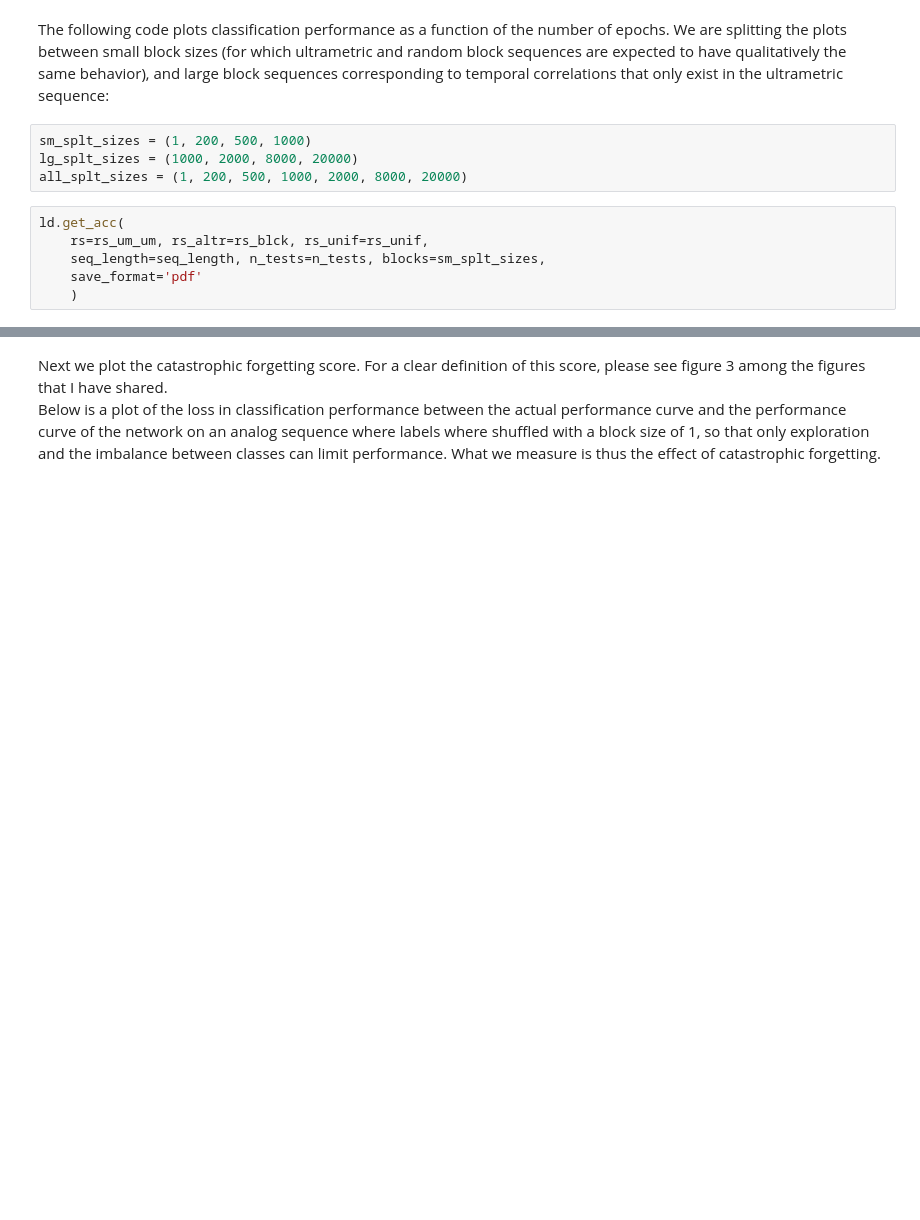
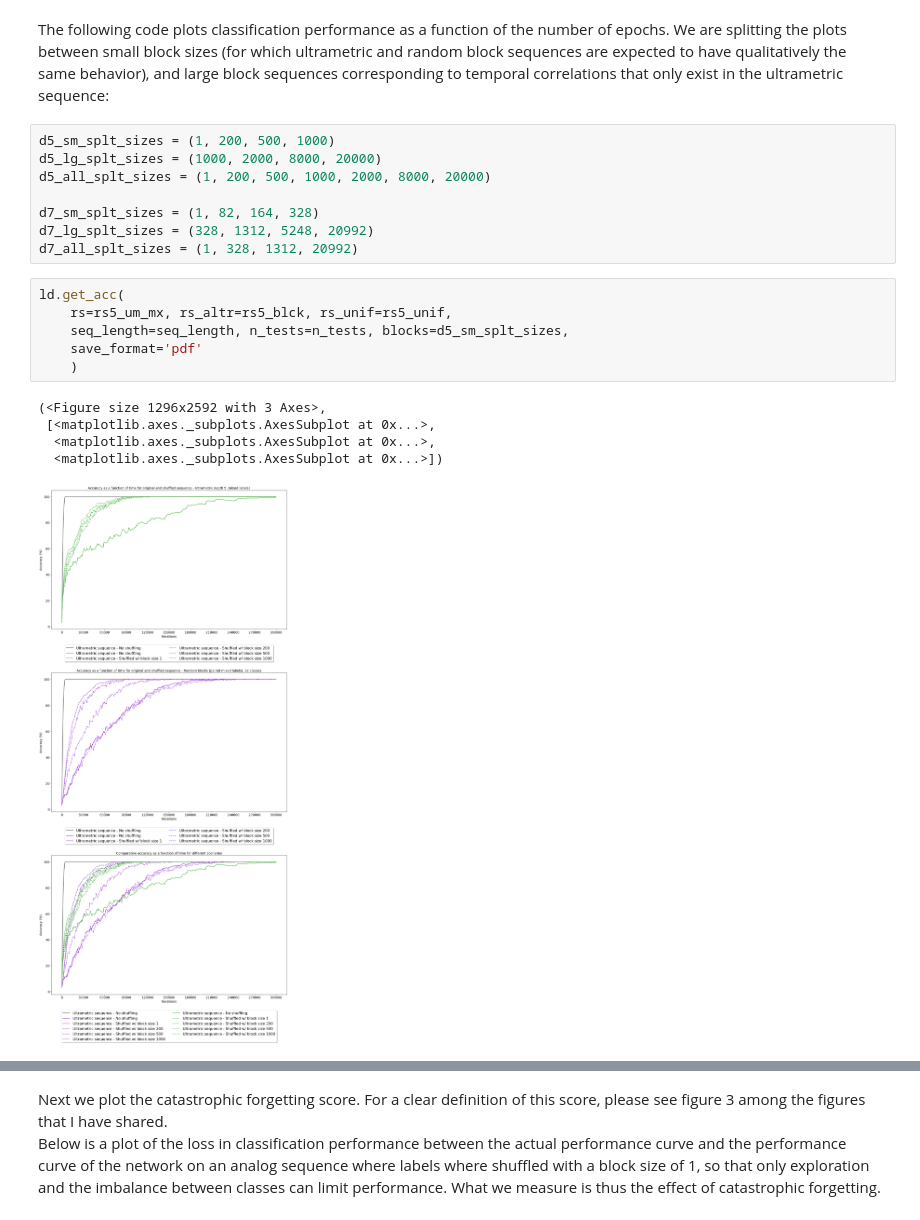
Before and after one commit to Brossollet-Antonin/Ultrametric-benchmark, a Jupyter notebook: notebooks/data_analysis.ipynb, the cells around one changed output, grey strips where cells are left out. Cells and saved outputs as stored; diff of their text form; blank space fills up the shorter version.

```diff
--- a/notebooks/data_analysis.ipynb
+++ b/notebooks/data_analysis.ipynb
@@ -158,14 +227,24 @@ rs_blck.lbl_history([0.0], shuffled_blocksz=500)
 The following code plots classification performance as a function of the number of epochs.
 We are splitting the plots between small block sizes (for which ultrametric and random block sequences are expected to have qualitatively the same behavior), and large block sequences corresponding to temporal correlations that only exist in the ultrametric sequence:
 # %%
-sm_splt_sizes = (1, 200, 500, 1000)
-lg_splt_sizes = (1000, 2000, 8000, 20000)
-all_splt_sizes = (1, 200, 500, 1000, 2000, 8000, 20000)
+d5_sm_splt_sizes = (1, 200, 500, 1000)
+d5_lg_splt_sizes = (1000, 2000, 8000, 20000)
+d5_all_splt_sizes = (1, 200, 500, 1000, 2000, 8000, 20000)
+
+d7_sm_splt_sizes = (1, 82, 164, 328)
+d7_lg_splt_sizes = (328, 1312, 5248, 20992)
+d7_all_splt_sizes = (1, 328, 1312, 20992)
 # %%
 ld.get_acc(
-	rs=rs_um_um, rs_altr=rs_blck, rs_unif=rs_unif,
-	seq_length=seq_length, n_tests=n_tests, blocks=sm_splt_sizes,
+	rs=rs5_um_mx, rs_altr=rs5_blck, rs_unif=rs5_unif,
+	seq_length=seq_length, n_tests=n_tests, blocks=d5_sm_splt_sizes,
 	save_format='pdf'
 	)
+# %% [output]
+(<Figure size 1296x2592 with 3 Axes>,
+ [<matplotlib.axes._subplots.AxesSubplot at 0x...>,
+  <matplotlib.axes._subplots.AxesSubplot at 0x...>,
+  <matplotlib.axes._subplots.AxesSubplot at 0x...>])
+[figure, added]
 # %%
 ld.get_acc(
```
Also changed, not shown: parts of 31 cells of this notebook, 2 other files.
